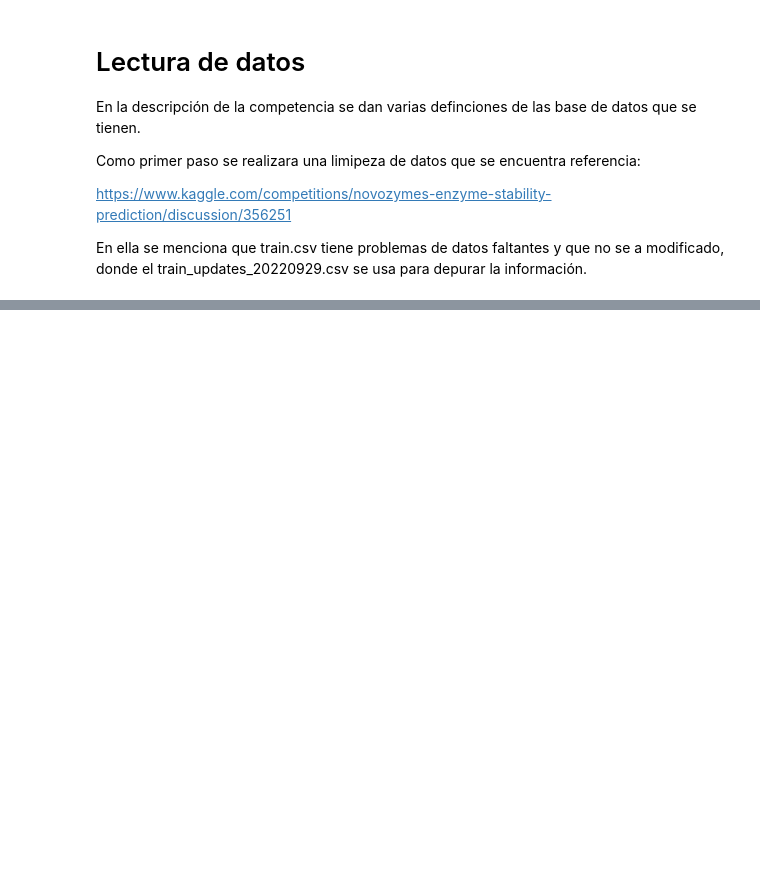
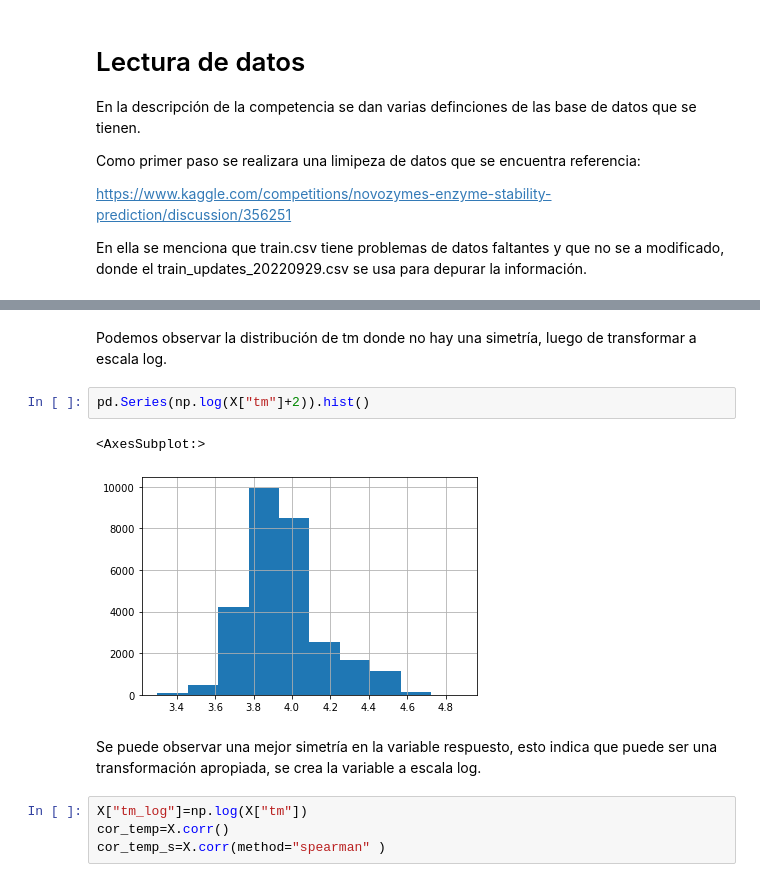
Before and after one commit to Germanchelo13/Novozymes-Enzyme-Stability-Prediction, a Jupyter notebook: prediccion.ipynb, the cells around one changed output, grey strips where cells are left out. Saved outputs shown, nothing was run; the diff lists cells and outputs as text; blank space fills up the shorter version.

```diff
--- a/prediccion.ipynb
+++ b/prediccion.ipynb
@@ -145 +194,14 @@ X=X.drop(labels="protein_sequence",axis=1).copy()
+# %% [markdown]
+Podemos  observar la distribución de tm donde no hay una simetría, luego de transformar a escala log.
+# %%
+pd.Series(np.log(X["tm"]+2)).hist()
+# %% [output]
+<AxesSubplot:>
+[figure, added]
+# %% [markdown]
+Se puede observar una mejor simetría en la variable respuesto, esto indica que puede ser una transformación apropiada, se crea la variable a escala log.
+# %%
+X["tm_log"]=np.log(X["tm"])
+cor_temp=X.corr()
+cor_temp_s=X.corr(method="spearman" )
 # %%
```
Also changed, not shown: parts of 69 cells of this notebook, 8 other files.
